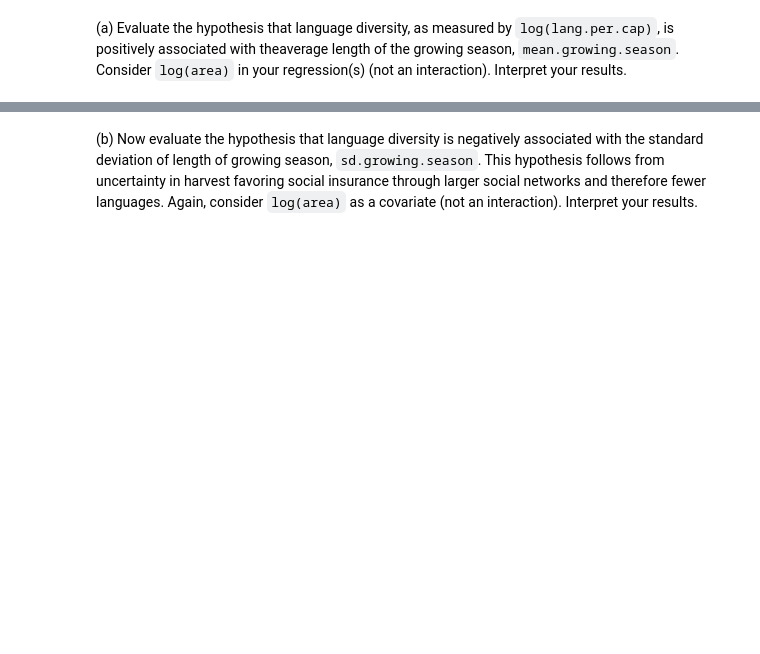
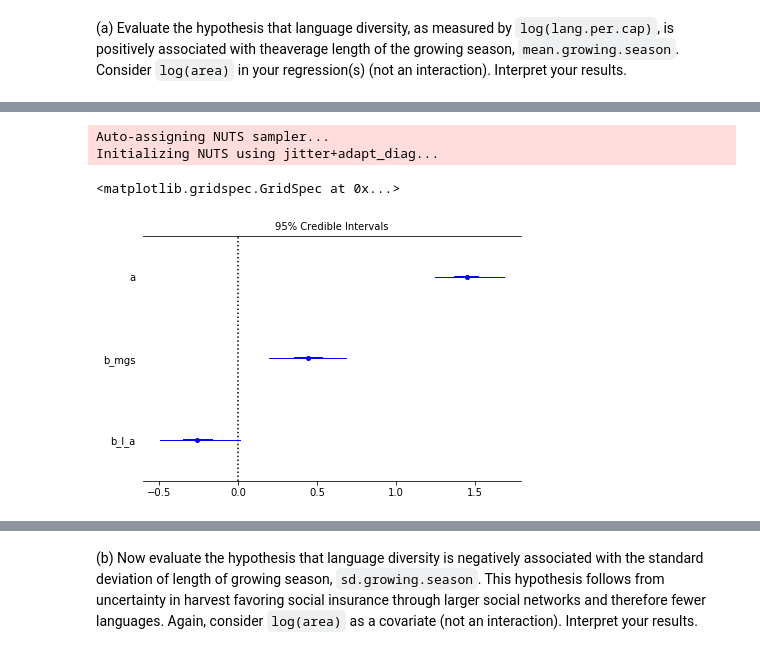
Before and after one commit to Edderic/statistical-rethinking-python-solutions, a Jupyter notebook: ch-7.ipynb, the cells around one changed output, grey strips where cells are left out. Cells and saved outputs as stored; diff of their text form; code cells hidden in the pictures; blank space fills up the shorter version.

```diff
--- a/ch-7.ipynb
+++ b/ch-7.ipynb
@@ -842,0 +851,2 @@ This problem is open ended, allowing you to decide how you address the hypothese
+# %%
+nettle_df = pd.read_csv('./data/nettle.csv', sep=';'); nettle_df
@@ -843,2 +872,6 @@ This problem is open ended, allowing you to decide how you address the hypothese
 # %% [markdown]
 (a) Evaluate the hypothesis that language diversity, as measured by `log(lang.per.cap)`, is positively associated with theaverage length of the growing season, `mean.growing.season`. Consider `log(area)` in your regression(s) (not an interaction). Interpret your results.
+# %%
+nettle_df['log_lang.per.cap'] = np.log(nettle_df['num.lang'] / nettle_df['k.pop'] * 1000);
+nettle_df['log_area'] = np.log(nettle_df['area'])
+nettle_df
@@ -844,0 +897,5 @@ This problem is open ended, allowing you to decide how you address the hypothese
+# %%
+nettle_df['std_log_area'] = (nettle_df['log_area'] - nettle_df['log_area'].mean()) / nettle_df['log_area'].std()
+nettle_df['std_mean.growing.season'] = (nettle_df['mean.growing.season'] - nettle_df['mean.growing.season'].mean()) / nettle_df['mean.growing.season'].std()
+nettle_df['std_sd.growing.season'] = (nettle_df['sd.growing.season'] - nettle_df['sd.growing.season'].mean()) / nettle_df['sd.growing.season'].std()
+nettle_df
@@ -844,0 +921,20 @@ This problem is open ended, allowing you to decide how you address the hypothese
+# %%
+with pm.Model() as m_7h4_a:
+    a = pm.Normal('a', 0, 5)
+    b_mgs = pm.Normal('b_mgs', 0, 1) # log_mean.growing.season
+    b_l_a = pm.Normal('b_l_a', 0, 1) # log_area
+
+    mu = a + b_mgs * nettle_df['std_mean.growing.season'] + \
+            b_l_a * nettle_df['std_log_area']
+    sigma = pm.Uniform('sigma', 0, 1)
+
+    pm.Normal('log_lang.per_cap', mu, sigma, observed=nettle_df['log_lang.per.cap'])
+    trace_m_7h4_a = pm.sample(2000)
+# %% [output]
+Auto-assigning NUTS sampler...
+Initializing NUTS using jitter+adapt_diag...
+# %%
+pm.forestplot(trace_m_7h4_a, varnames=['a', 'b_mgs', 'b_l_a'])
+# %% [output]
+<matplotlib.gridspec.GridSpec at 0x...>
+[figure, added]
```
Also changed, not shown: parts of 12 cells of this notebook.
